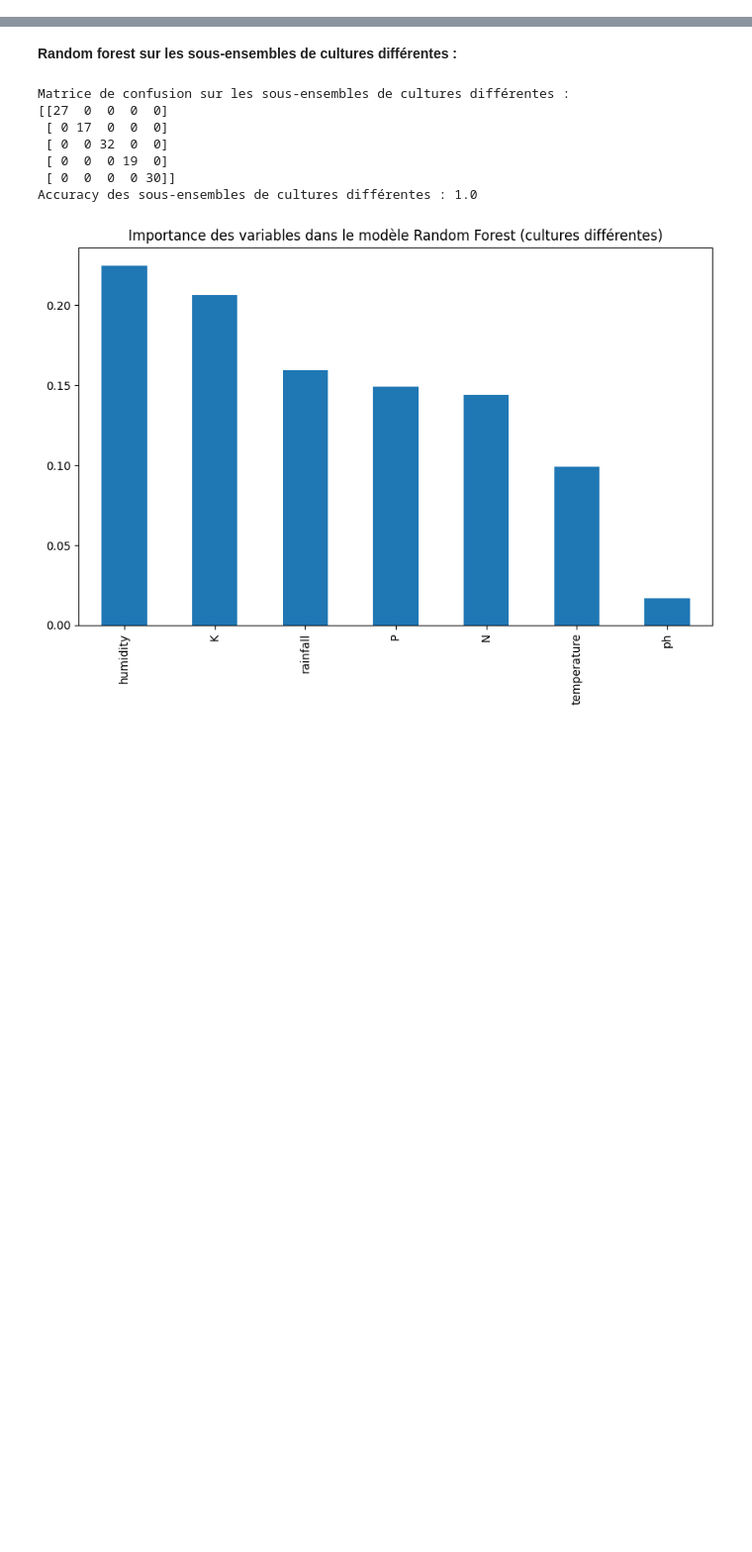
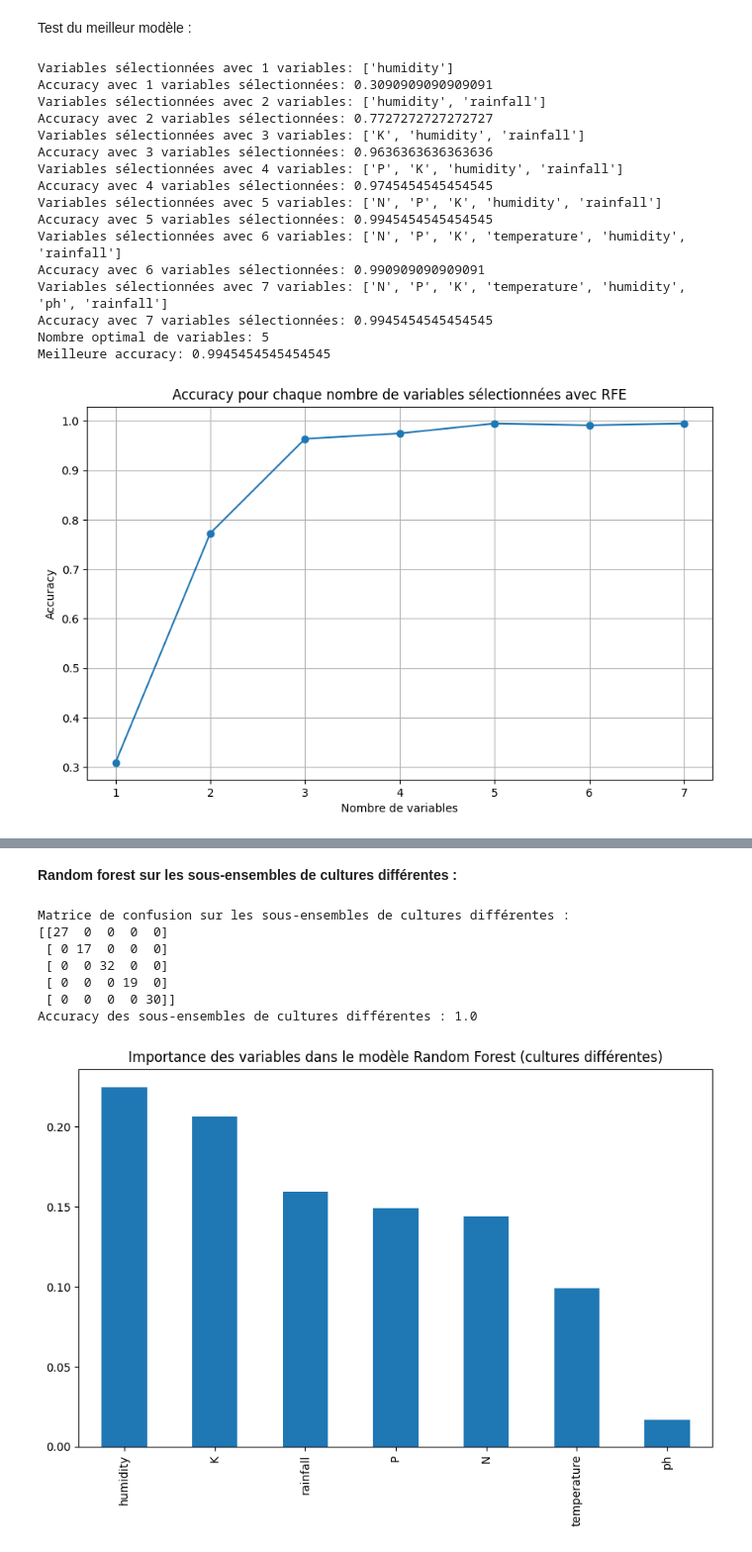
Before and after one commit to eliselon/MLAgriculture, a Jupyter notebook: Crop_prediction/Random_Forest.ipynb, the cells around one changed output, grey strips where cells are left out. Shown at 99% size. Saved outputs shown, nothing was run; the diff lists cells and outputs as text; code cells hidden in the pictures; blank space fills up the shorter version.

```diff
--- a/Crop_prediction/Random_Forest.ipynb
+++ b/Crop_prediction/Random_Forest.ipynb
@@ -70,3 +65,63 @@ plt.show()
+# %% [markdown]
+Test du meilleur modèle :
+# %%
+# Initialiser un dictionnaire pour stocker les résultats
+results = {}
+
+# Boucler sur le nombre de variables à sélectionner (de 1 jusqu'au nombre total de variables)
+for num_features in range(1, X_train.shape[1] + 1):
+    # Mettre en place RFE pour tester avec num_features variables
+    rfe = RFE(estimator=rf_model, n_features_to_select=num_features, step=1)
+
+    # Appliquer RFE pour ajuster le modèle
+    rfe.fit(X_train, y_train)
+
+    #Résumer les résultats : Afficher les variables sélectionnées
+    selected_features = X.columns[rfe.support_]
+    print(f"Variables sélectionnées avec {num_features} variables: {list(selected_features)}")
+
+    #Évaluer les performances du modèle sur l'ensemble de test
+    y_pred = rfe.predict(X_test)
+    accuracy = accuracy_score(y_test, y_pred)
+    print(f"Accuracy avec {num_features} variables sélectionnées: {accuracy}")
+
+    # Stocker le résultat dans le dictionnaire
+    results[num_features] = accuracy
+
+#Trouver le nombre optimal de variables
+best_num_features = max(results, key=results.get)
+best_accuracy = results[best_num_features]
+
+# Afficher le meilleur résultat
+print(f"Nombre optimal de variables: {best_num_features}")
+print(f"Meilleure accuracy: {best_accuracy}")
+
+# Optionnel : Afficher les performances pour chaque nombre de variables
+plt.figure(figsize=(10, 6))
+plt.plot(list(results.keys()), list(results.values()), marker='o')
+plt.title('Accuracy pour chaque nombre de variables sélectionnées avec RFE')
+plt.xlabel('Nombre de variables')
+plt.ylabel('Accuracy')
+plt.grid(True)
+plt.show()
+# %% [output]
+Variables sélectionnées avec 1 variables: ['humidity']
+Accuracy avec 1 variables sélectionnées: 0.3090909090909091
+Variables sélectionnées avec 2 variables: ['humidity', 'rainfall']
+Accuracy avec 2 variables sélectionnées: 0.7727272727272727
+Variables sélectionnées avec 3 variables: ['K', 'humidity', 'rainfall']
+Accuracy avec 3 variables sélectionnées: 0.9636363636363636
+Variables sélectionnées avec 4 variables: ['P', 'K', 'humidity', 'rainfall']
+Accuracy avec 4 variables sélectionnées: 0.9745454545454545
+Variables sélectionnées avec 5 variables: ['N', 'P', 'K', 'humidity', 'rainfall']
+Accuracy avec 5 variables sélectionnées: 0.9945454545454545
+Variables sélectionnées avec 6 variables: ['N', 'P', 'K', 'temperature', 'humidity', 'rainfall']
+Accuracy avec 6 variables sélectionnées: 0.990909090909091
+Variables sélectionnées avec 7 variables: ['N', 'P', 'K', 'temperature', 'humidity', 'ph', 'rainfall']
+Accuracy avec 7 variables sélectionnées: 0.9945454545454545
+Nombre optimal de variables: 5
+Meilleure accuracy: 0.9945454545454545
+[figure, added]
 # %%
 # Visualisation d'un arbre de décision
 plt.figure(figsize=(20, 10))
```
Also changed, not shown: parts of 18 cells of this notebook.
